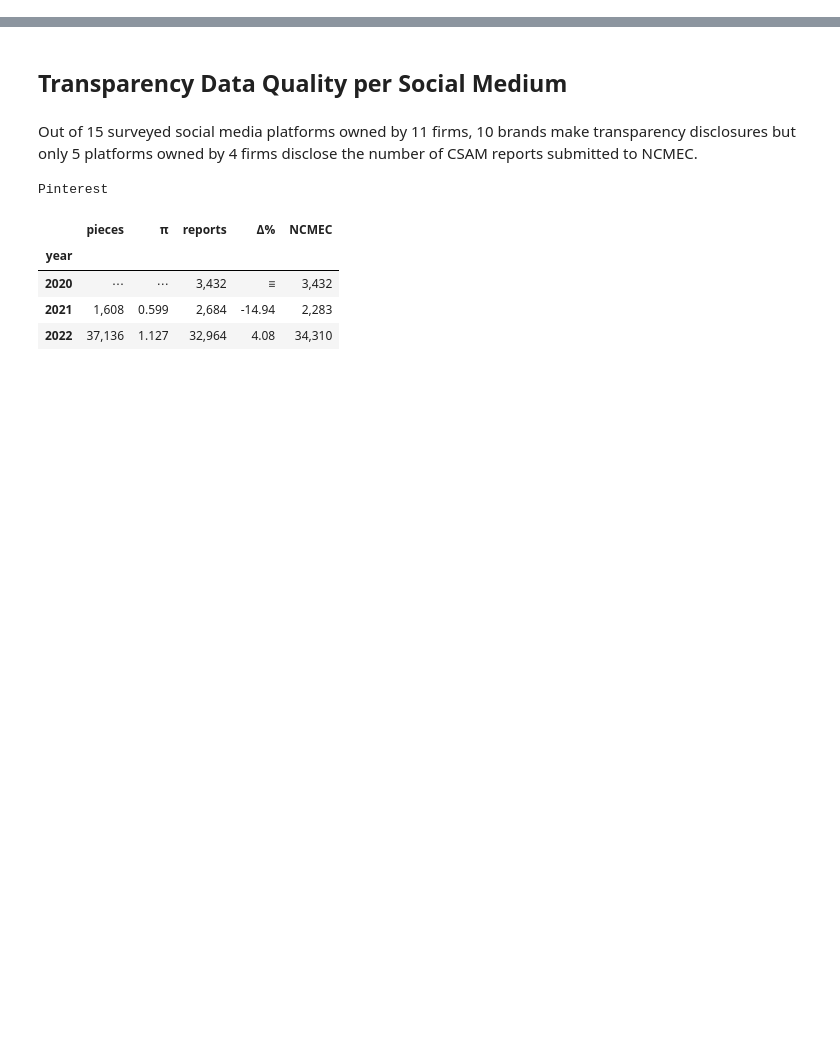
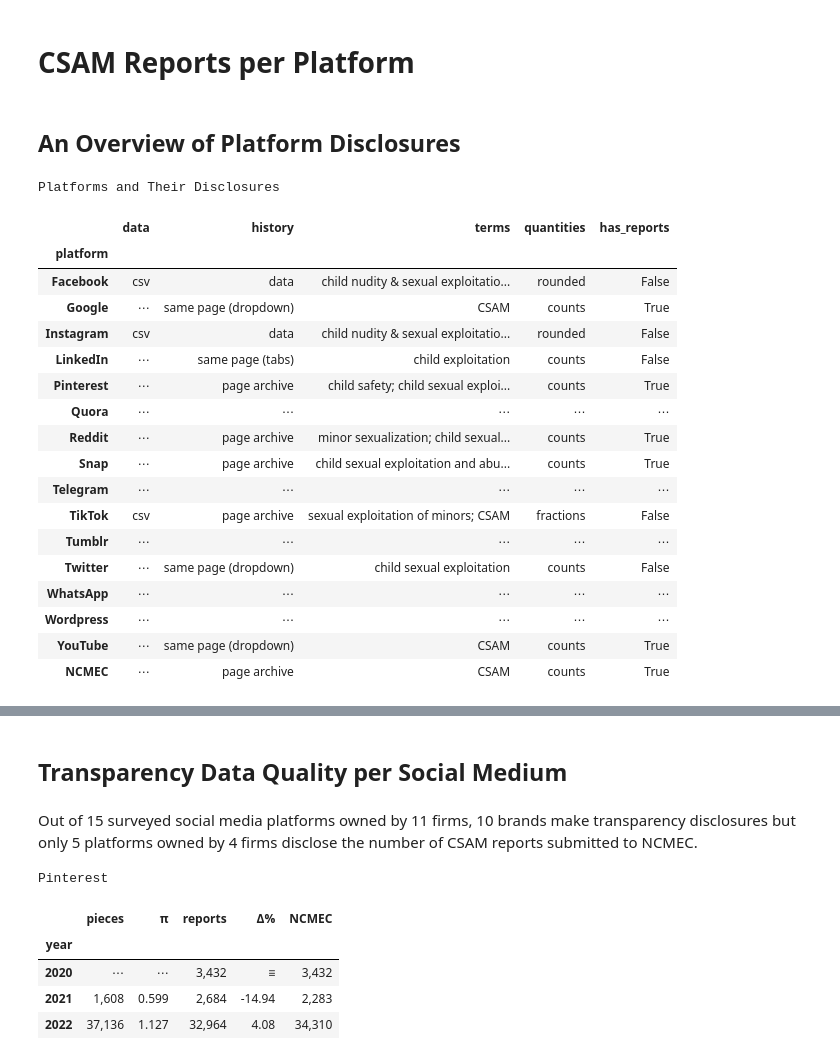
Before and after one commit to apparebit/diaphanous, a Jupyter notebook: analysis/platform.ipynb, the cells around one changed output, grey strips where cells are left out. Cells and saved outputs as stored; diff of their text form; code cells hidden in the pictures; blank space fills up the shorter version.

Commit message:
snapshot with features tables

```diff
--- a/analysis/platform.ipynb
+++ b/analysis/platform.ipynb
@@ -1 +1,41 @@
+# %%
+import sys
+sys.path.insert(0, '..')
+
+from intransparent import (
+    ingest_reports_per_platform,
+    long_ncmec_reports,
+    compare_all_platform_reports,
+    REPORTS_PER_PLATFORM,
+    show,
+    YEAR_LABELS,
+)
+
+data = ingest_reports_per_platform(REPORTS_PER_PLATFORM, include_redundant=True)
+
+show('<h1>CSAM Reports per Platform</h1>')
+show('<h2>An Overview of Platform Disclosures</h2>')
+show(data.features, caption='Platforms and Their Disclosures')
+# %% [output]
+CSAM Reports per Platform
+An Overview of Platform Disclosures
+Platforms and Their Disclosures
+|  | data | history | terms | quantities | has_reports |
+| platform |  |  |  |  |  |
+| Facebook | csv | data | child nudity & sexual exploitatio... | rounded | False |
+| Google | ⋯ | same page (dropdown) | CSAM | counts | True |
+| Instagram | csv | data | child nudity & sexual exploitatio... | rounded | False |
+| LinkedIn | ⋯ | same page (tabs) | child exploitation | counts | False |
+| Pinterest | ⋯ | page archive | child safety; child sexual exploi... | counts | True |
+| Quora | ⋯ | ⋯ | ⋯ | ⋯ | ⋯ |
+| Reddit | ⋯ | page archive | minor sexualization; child sexual... | counts | True |
+| Snap | ⋯ | page archive | child sexual exploitation and abu... | counts | True |
+| Telegram | ⋯ | ⋯ | ⋯ | ⋯ | ⋯ |
+| TikTok | csv | page archive | sexual exploitation of minors; CSAM | fractions | False |
+| Tumblr | ⋯ | ⋯ | ⋯ | ⋯ | ⋯ |
+| Twitter | ⋯ | same page (dropdown) | child sexual exploitation | counts | False |
+| WhatsApp | ⋯ | ⋯ | ⋯ | ⋯ | ⋯ |
+| Wordpress | ⋯ | ⋯ | ⋯ | ⋯ | ⋯ |
+| YouTube | ⋯ | same page (dropdown) | CSAM | counts | True |
+| NCMEC | ⋯ | page archive | CSAM | counts | True |
 # %%
```
Also changed, not shown: parts of 1 cell of this notebook.
